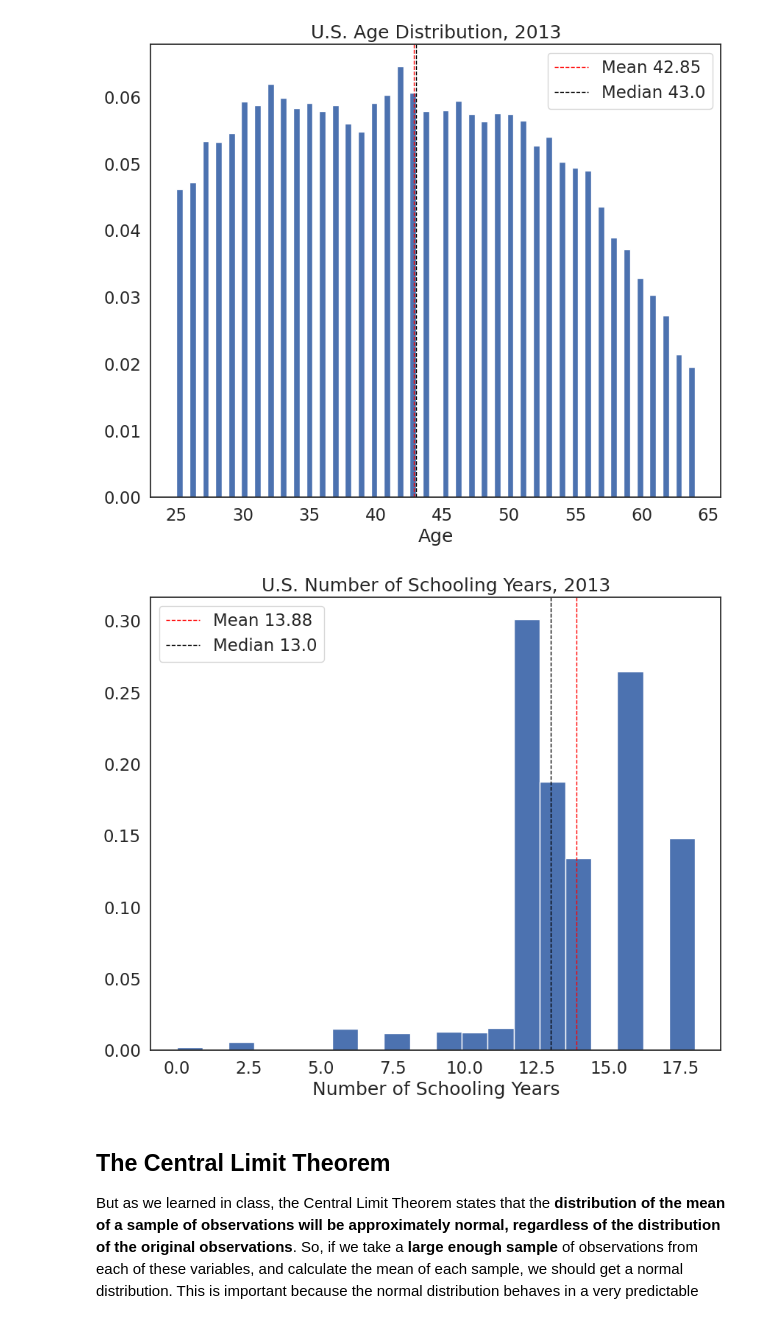
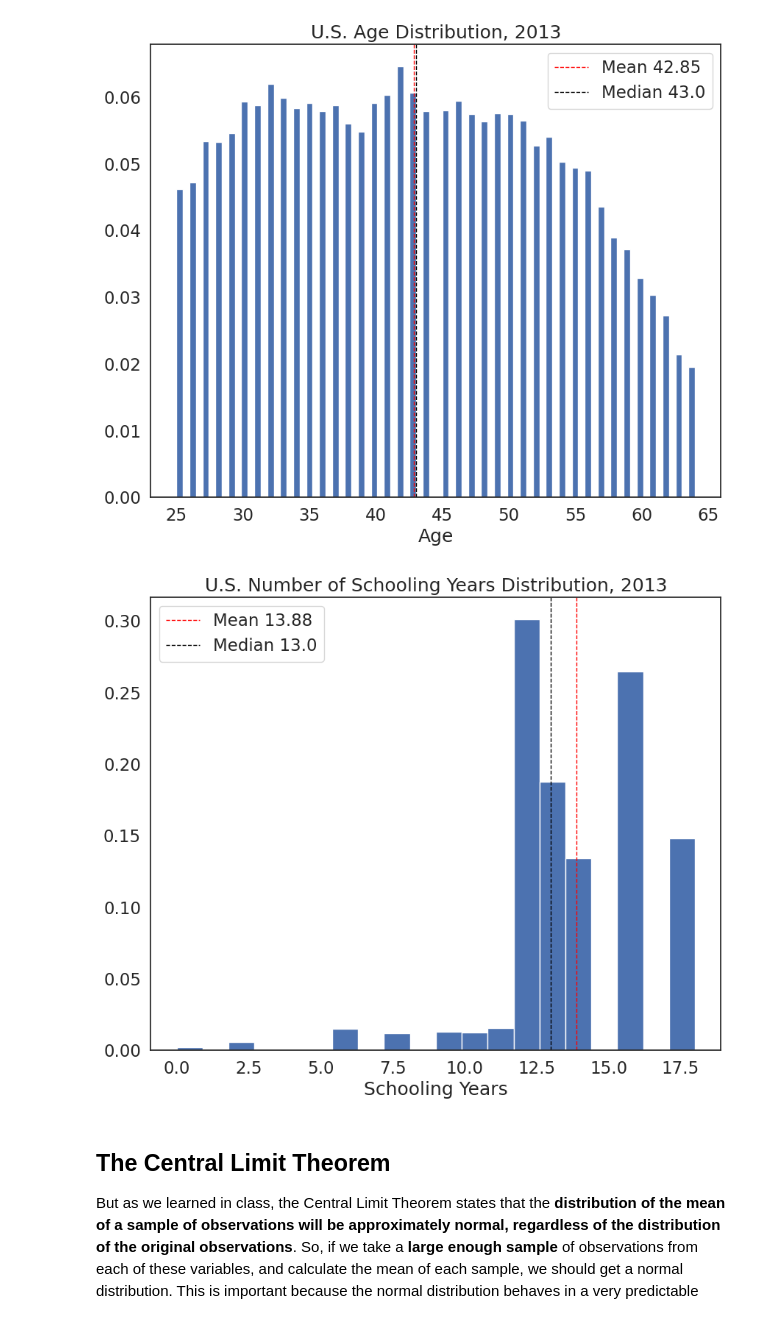
Before and after one commit to marialevina1/QM2, a Jupyter notebook: notebooks/W05. Distributions and Basic Statistics.ipynb, the cells around one changed output. Saved outputs shown, nothing was run; the diff lists cells and outputs as text; code cells hidden in the pictures.

```diff
--- a/notebooks/W05. Distributions and Basic Statistics.ipynb
+++ b/notebooks/W05. Distributions and Basic Statistics.ipynb
@@ -185,0 +176,7 @@ Name: state, dtype: int64
+# %%
+df['state']=df['state'].astype('category')
+df['state'].describe()
+df['sex']=df['sex'].astype('category')
+df['sex'].describe()
+df['union']=df['union'].astype('category')
+df['union'].describe()
@@ -339,9 +345,9 @@ plot_histogram(variable = df['age'], bin_number = 80, xlab = 'Age', title = 'U.S
 # %% [output]
 [figure]
 # %%
-plot_histogram(variable = df['sch'], bin_number = 20, xlab = 'Number of Schooling Years', title = 'U.S. Number of Schooling Years, 2013')
+plot_histogram(variable = df['sch'], bin_number = 20, xlab = 'Schooling Years', title = 'U.S. Number of Schooling Years Distribution, 2013')
 # %% [output]
-[figure, old version]
+[figure, new version]
 # %% [markdown]
 ## The Central Limit Theorem
 
```
Also changed, not shown: parts of 17 cells of this notebook.
